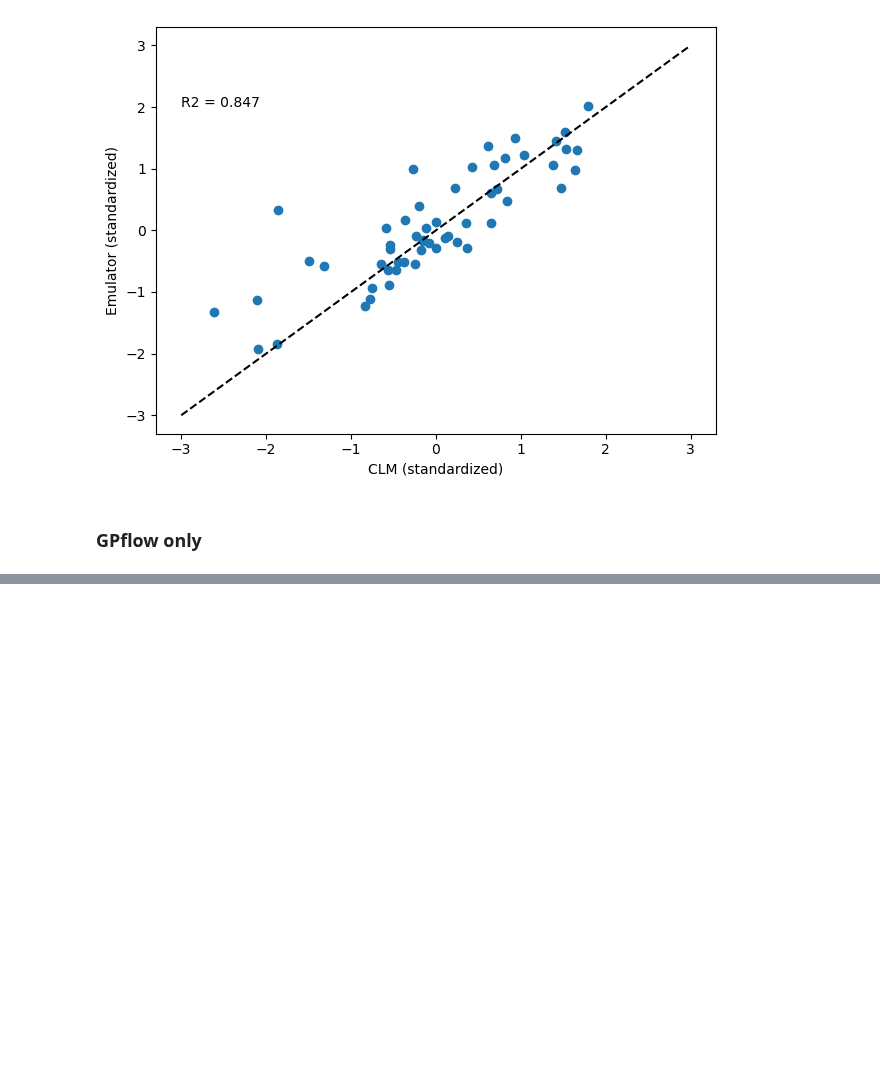
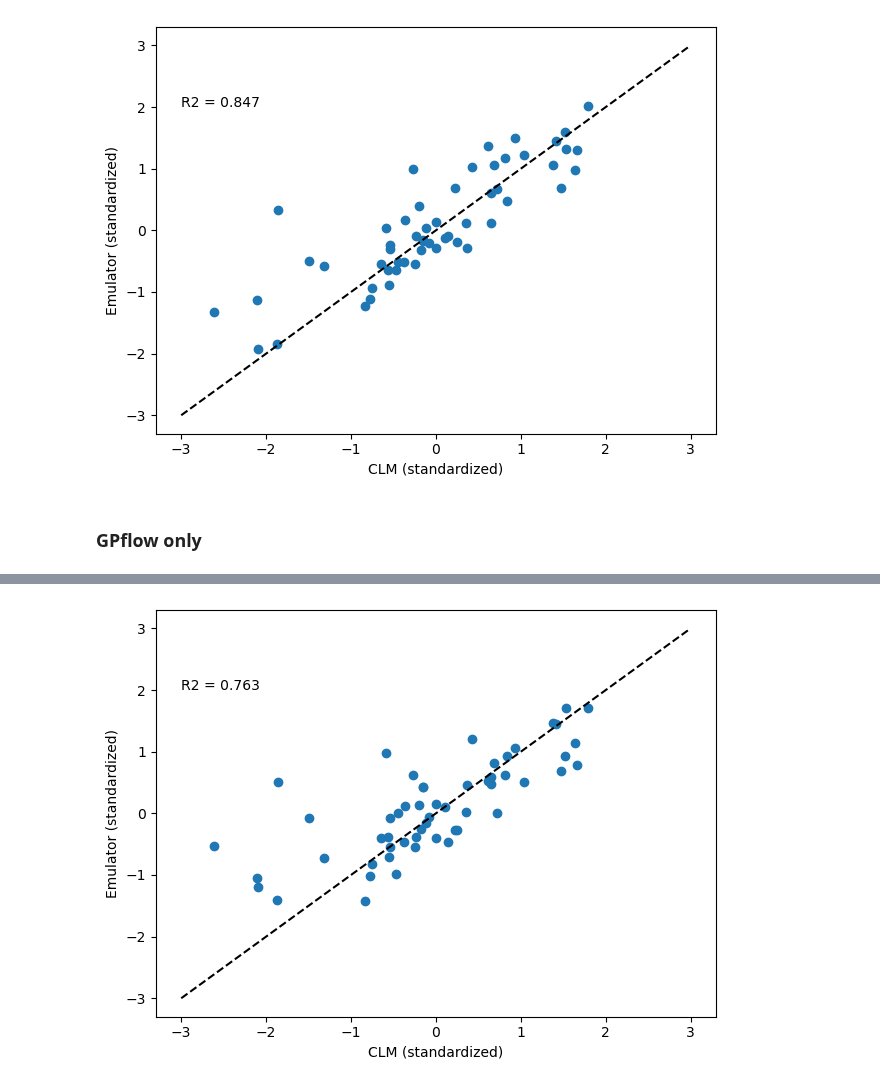
Before and after one commit to djk2120/CLM5PPE, a Jupyter notebook: pyth/GP_example_ORNL.ipynb, the cells around one changed output, grey strips where cells are left out. Cells and saved outputs as stored; diff of their text form; code cells hidden in the pictures; blank space fills up the shorter version.

```diff
--- a/pyth/GP_example_ORNL.ipynb
+++ b/pyth/GP_example_ORNL.ipynb
@@ -104,6 +104,10 @@ plt.tight_layout()
 ### GPflow only
 # %%
 #GPflow
-#emulator = gpflow.models.GPR(data=(X_train, y_train), kernel=kernel, mean_function=None)
-#emulator.likelihood.variance.assign(.01)
-#emulator.kernel.lengthscales.assign(0.3)
+kernel = gpflow.kernels.Matern32(active_dims=range(num_params), variance=1, lengthscales = 1)
+
+emulator = gpflow.models.GPR(data=(X_train, y_train), kernel=kernel, mean_function=None)
+emulator.likelihood.variance.assign(.01)
+emulator.kernel.lengthscales.assign(0.3)
+
+print_summary(emulator)
@@ -114,0 +139,15 @@ plt.tight_layout()
+# %%
+#validate
+y_pred, y_var = emulator.predict_f(X_test)
+# %%
+r2 = np.corrcoef(y_test.flatten(),np.array(y_pred).flatten())
+
+ax = plt.subplot(1,1,1)
+ax.plot([-3,3],[-3,3],c='k',linestyle='--',label='1:1 line')
+ax.scatter(y_test,y_pred)
+ax.text(-3,2,'R2 = '+str(np.round(r2[0,1],3)),fontsize=10)
+ax.set_xlabel('CLM (standardized)',fontsize = 10)
+ax.set_ylabel('Emulator (standardized)',fontsize = 10)
+plt.tight_layout()
+# %% [output]
+[figure, added]
```
Also changed, not shown: parts of 2 cells of this notebook.
